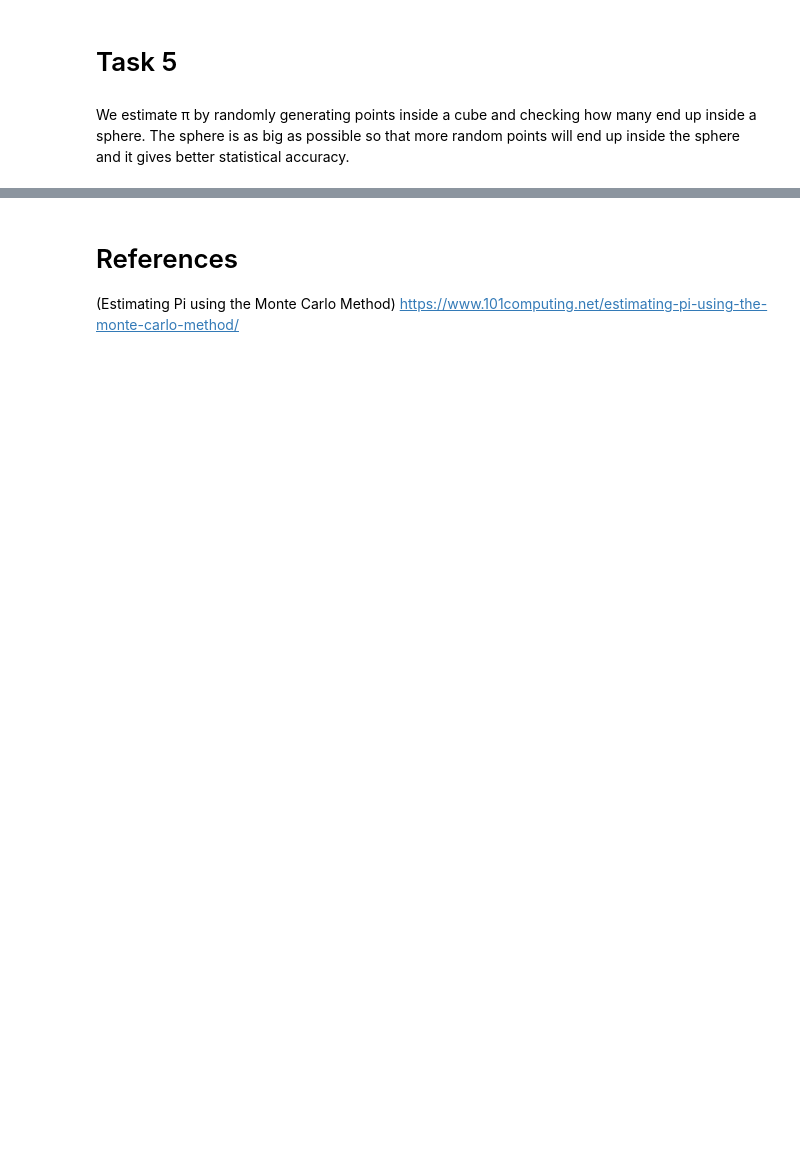
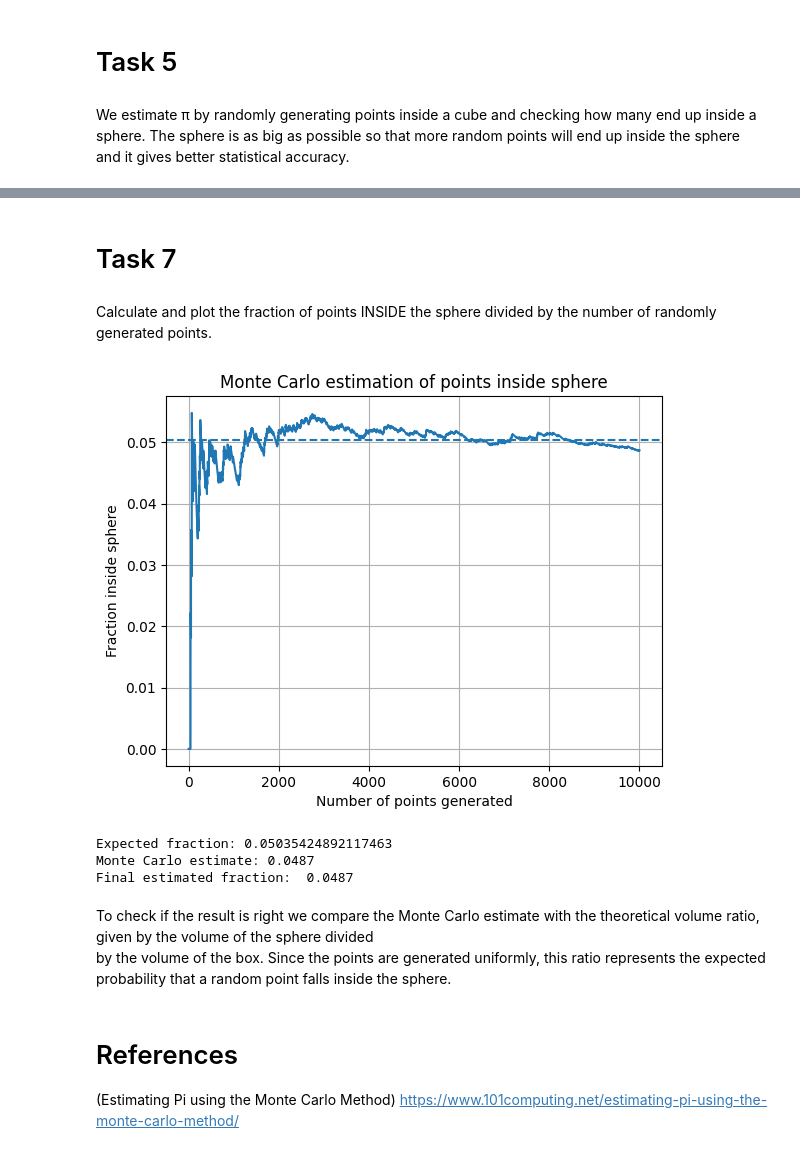
Before and after one commit to aleksanderboe/MOD300-Project-3, a Jupyter notebook: src/main.ipynb, the cells around one changed output, grey strips where cells are left out. Cells and saved outputs as stored; diff of their text form; code cells hidden in the pictures; blank space fills up the shorter version.

Commit message:
Topic 1: Task 6 and 7

```diff
--- a/src/main.ipynb
+++ b/src/main.ipynb
@@ -93,3 +119,21 @@ for sample_size in sample_sizes:
+# %% [markdown]
+# Task 7
+# %% [markdown]
+Calculate and plot the fraction of points INSIDE the sphere divided by the number of randomly generated points.
+# %%
+box = dna.SimulationBox(20,20,20)
+sphere = dna.create_random_sphere(box)
+
+fraction = dna.monte_carlo_fraction_inside_sphere(sphere, box, n_points=10000, plot=True)
+print("Final estimated fraction: ", fraction)
+# %% [output]
+[figure, added]
+Expected fraction: 0.05035424892117463
+Monte Carlo estimate: 0.0487
+Final estimated fraction:  0.0487
+# %% [markdown]
+To check if the result is right we compare the Monte Carlo estimate with the theoretical volume ratio, given by the volume of the sphere divided
+by the volume of the box. Since the points are generated uniformly, this ratio represents the expected probability that a random point falls inside the sphere.
 # %% [markdown]
 # References
 
```
Also changed, not shown: parts of 8 cells of this notebook, 1 other file.
